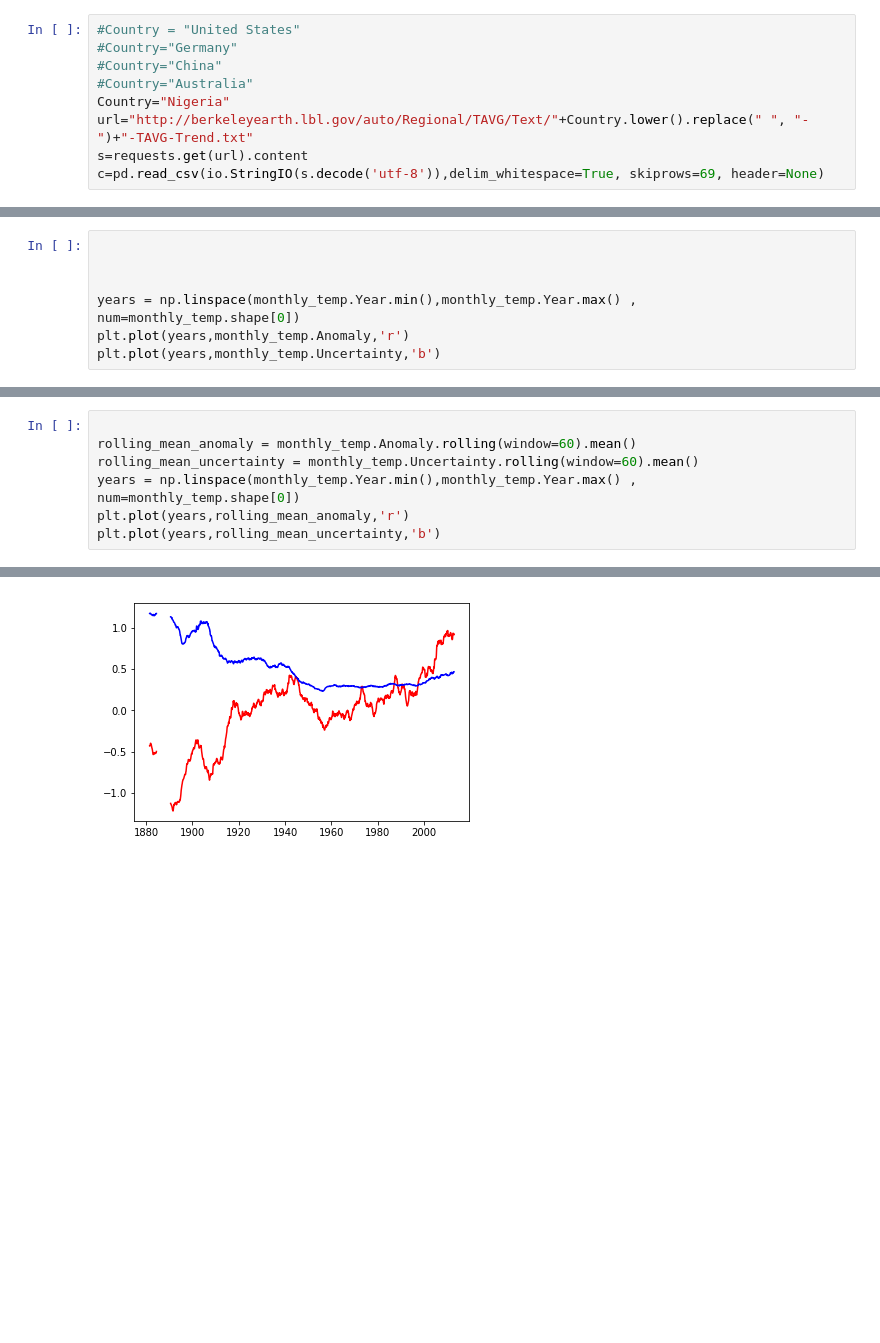
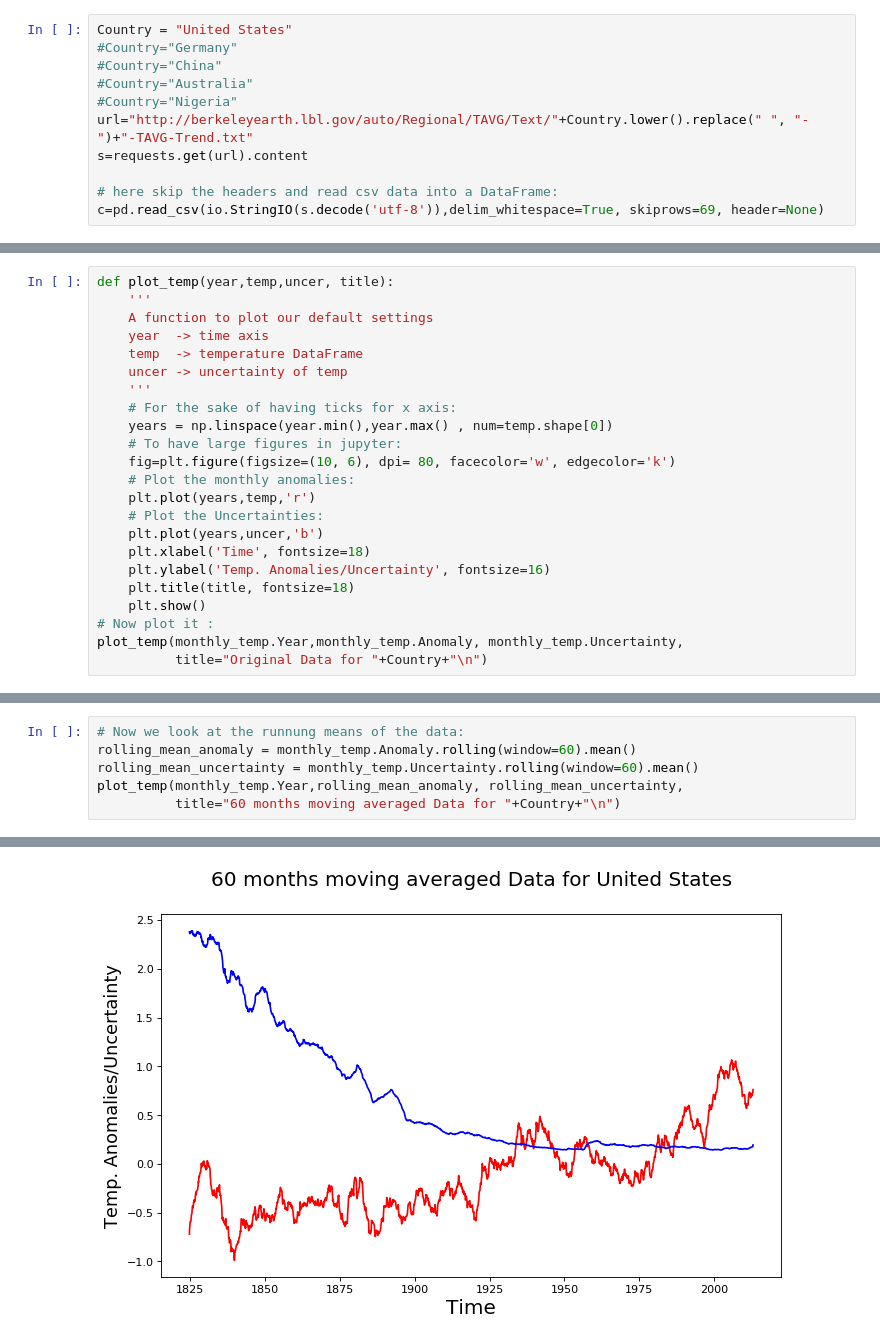
Before and after one commit to bijanfallah/temp_trend, a Jupyter notebook: temp_trend.ipynb, the cells around one changed output, grey strips where cells are left out. Cells and saved outputs as stored; diff of their text form; blank space fills up the shorter version.

```diff
--- a/temp_trend.ipynb
+++ b/temp_trend.ipynb
@@ -65,9 +22,11 @@ Successfully installed kiwisolver-1.1.0 matplotlib-2.2.4
 # %%
-#Country = "United States"
+Country = "United States"
 #Country="Germany"
 #Country="China"
 #Country="Australia"
-Country="Nigeria"
+#Country="Nigeria"
 url="http://berkeleyearth.lbl.gov/auto/Regional/TAVG/Text/"+Country.lower().replace(" ", "-")+"-TAVG-Trend.txt"
 s=requests.get(url).content
+
+# here skip the headers and read csv data into a DataFrame:
 c=pd.read_csv(io.StringIO(s.decode('utf-8')),delim_whitespace=True, skiprows=69, header=None)
@@ -105,7 +53,0 @@ monthly_temp.head()
-# %%
-
-
-
-years = np.linspace(monthly_temp.Year.min(),monthly_temp.Year.max() , num=monthly_temp.shape[0])
-plt.plot(years,monthly_temp.Anomaly,'r')
-plt.plot(years,monthly_temp.Uncertainty,'b')
@@ -114,0 +57,23 @@ plt.plot(years,monthly_temp.Uncertainty,'b')
+# %%
+def plot_temp(year,temp,uncer, title):
+    '''
+    A function to plot our default settings
+    year  -> time axis
+    temp  -> temperature DataFrame
+    uncer -> uncertainty of temp
+    '''
+    # For the sake of having ticks for x axis:
+    years = np.linspace(year.min(),year.max() , num=temp.shape[0])
+    # To have large figures in jupyter:
+    fig=plt.figure(figsize=(10, 6), dpi= 80, facecolor='w', edgecolor='k')
+    # Plot the monthly anomalies:
+    plt.plot(years,temp,'r')
+    # Plot the Uncertainties:
+    plt.plot(years,uncer,'b')
+    plt.xlabel('Time', fontsize=18)
+    plt.ylabel('Temp. Anomalies/Uncertainty', fontsize=16)
+    plt.title(title, fontsize=18)
+    plt.show()
+# Now plot it :
+plot_temp(monthly_temp.Year,monthly_temp.Anomaly, monthly_temp.Uncertainty,
+          title="Original Data for "+Country+"\n")
@@ -115,8 +84,7 @@ plt.plot(years,monthly_temp.Uncertainty,'b')
 # %%
-
+# Now we look at the runnung means of the data:
 rolling_mean_anomaly = monthly_temp.Anomaly.rolling(window=60).mean()
 rolling_mean_uncertainty = monthly_temp.Uncertainty.rolling(window=60).mean()
-years = np.linspace(monthly_temp.Year.min(),monthly_temp.Year.max() , num=monthly_temp.shape[0])
-plt.plot(years,rolling_mean_anomaly,'r')
-plt.plot(years,rolling_mean_uncertainty,'b')
+plot_temp(monthly_temp.Year,rolling_mean_anomaly, rolling_mean_uncertainty,
+          title="60 months moving averaged Data for "+Country+"\n")
 # %% [output]
@@ -124 +91 @@ plt.plot(years,rolling_mean_uncertainty,'b')
-[figure, old version]
+[figure, new version]
```
Also changed, not shown: parts of 15 cells of this notebook.
